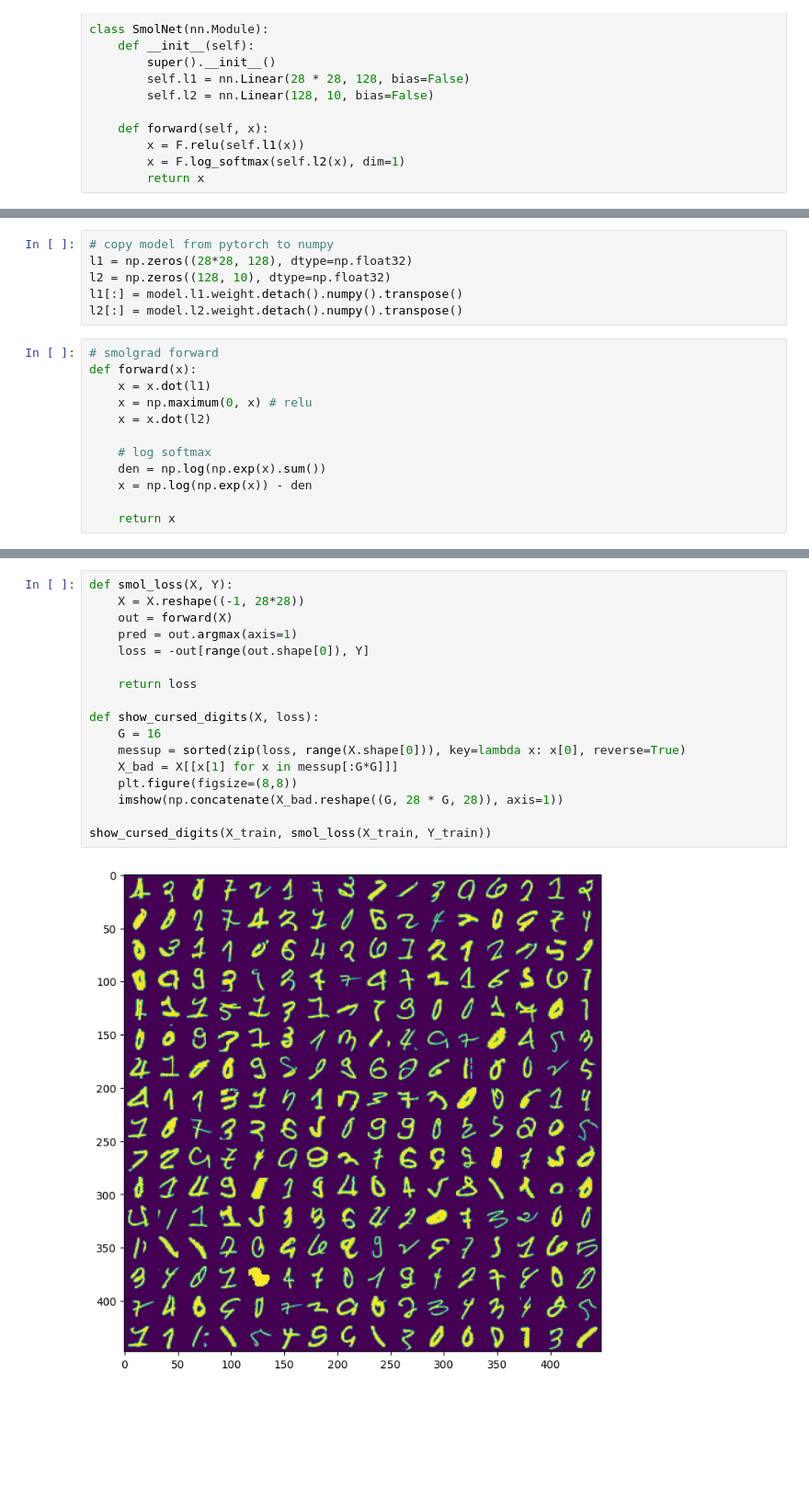
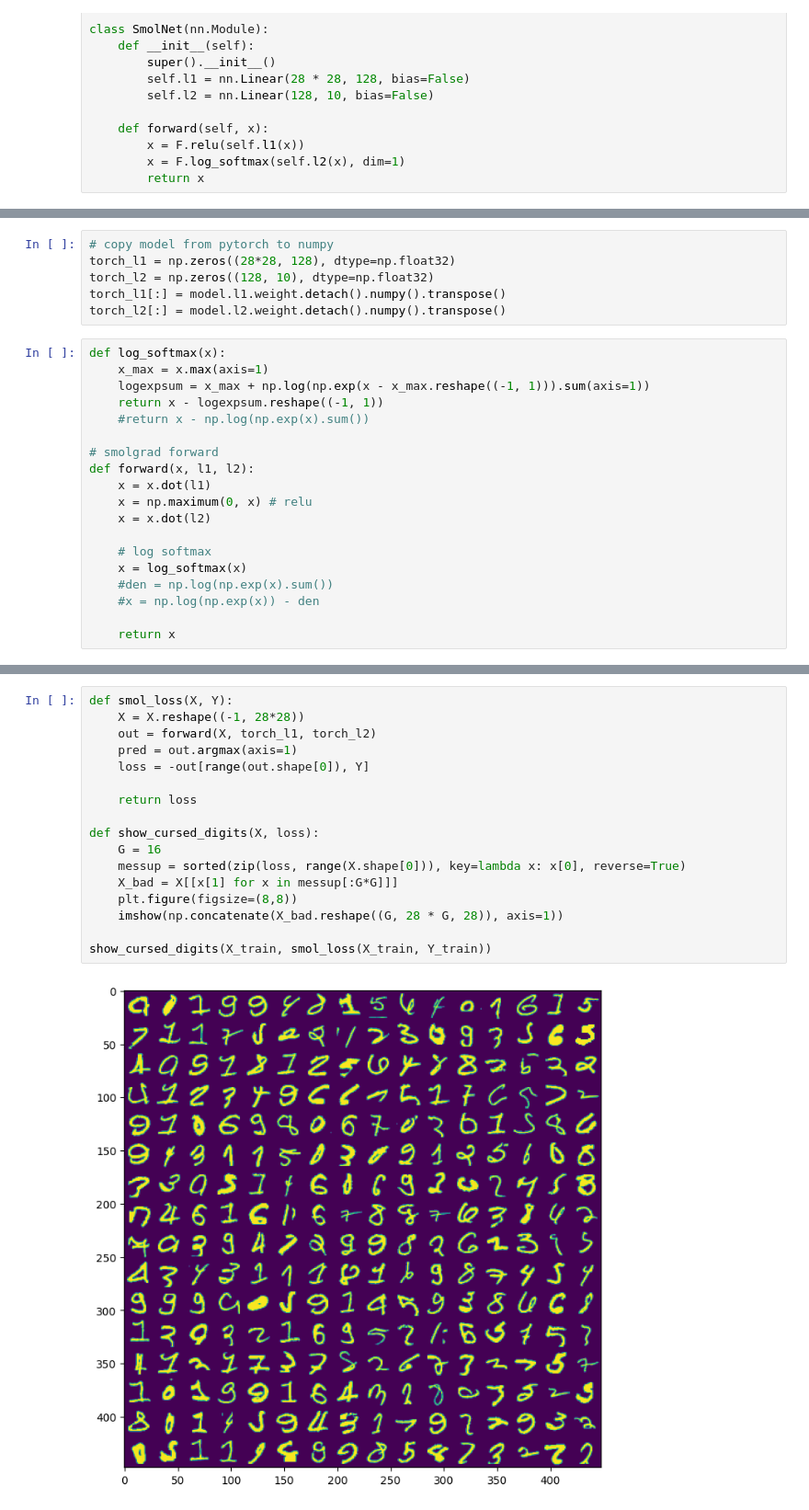
Before and after one commit to abrasumente233/smolgrad, a Jupyter notebook: mnist.ipynb, the cells around one changed output, grey strips where cells are left out. Shown at 92% size. Saved outputs shown, nothing was run; the diff lists cells and outputs as text; blank space fills up the shorter version.

```diff
--- a/mnist.ipynb
+++ b/mnist.ipynb
@@ -97,19 +98,26 @@ tensor(0.9406)
 # %%
 # copy model from pytorch to numpy
-l1 = np.zeros((28*28, 128), dtype=np.float32)
-l2 = np.zeros((128, 10), dtype=np.float32)
-l1[:] = model.l1.weight.detach().numpy().transpose()
-l2[:] = model.l2.weight.detach().numpy().transpose()
+torch_l1 = np.zeros((28*28, 128), dtype=np.float32)
+torch_l2 = np.zeros((128, 10), dtype=np.float32)
+torch_l1[:] = model.l1.weight.detach().numpy().transpose()
+torch_l2[:] = model.l2.weight.detach().numpy().transpose()
 # %%
+def log_softmax(x):
+    x_max = x.max(axis=1)
+    logexpsum = x_max + np.log(np.exp(x - x_max.reshape((-1, 1))).sum(axis=1))
+    return x - logexpsum.reshape((-1, 1))
+    #return x - np.log(np.exp(x).sum())
+
 # smolgrad forward
-def forward(x):
+def forward(x, l1, l2):
     x = x.dot(l1)
     x = np.maximum(0, x) # relu
     x = x.dot(l2)
 
     # log softmax
-    den = np.log(np.exp(x).sum())
-    x = np.log(np.exp(x)) - den
+    x = log_softmax(x)
+    #den = np.log(np.exp(x).sum())
+    #x = np.log(np.exp(x)) - den
 
     return x
 # %%
@@ -134,22 +142,22 @@ accuracy matches!
 # %%
 def smol_loss(X, Y):
     X = X.reshape((-1, 28*28))
-    out = forward(X)
+    out = forward(X, torch_l1, torch_l2)
     pred = out.argmax(axis=1)
     loss = -out[range(out.shape[0]), Y]
 
     return loss
 
 def show_cursed_digits(X, loss):
     G = 16
     messup = sorted(zip(loss, range(X.shape[0])), key=lambda x: x[0], reverse=True)
     X_bad = X[[x[1] for x in messup[:G*G]]]
     plt.figure(figsize=(8,8))
     imshow(np.concatenate(X_bad.reshape((G, 28 * G, 28)), axis=1))
 
 show_cursed_digits(X_train, smol_loss(X_train, Y_train))
 # %% [output]
-[figure, old version]
+[figure, new version]
 # %%
 # backward, pytorch reference
 def torch_backward():
```
Also changed, not shown: parts of 5 cells of this notebook.
